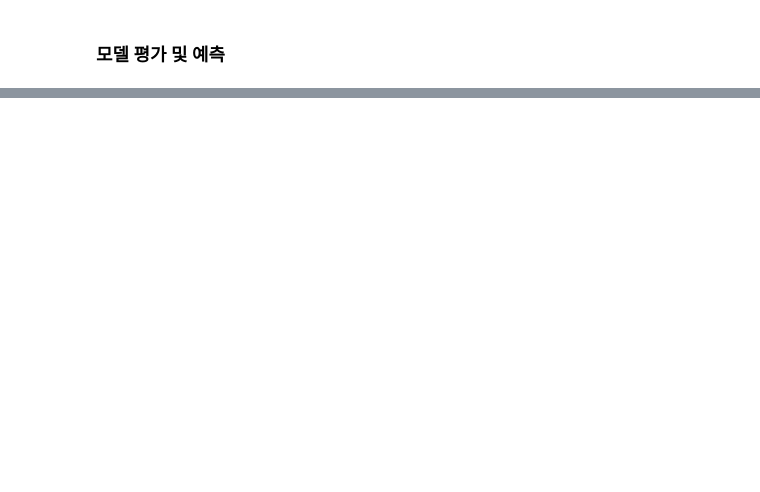
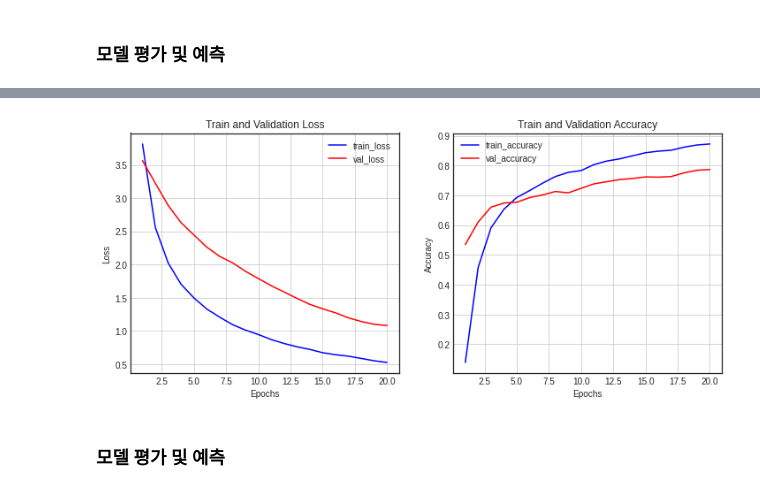
Before and after one commit to inseonseo/AIFFEL_Quest, a Jupyter notebook: Quest_0308/DL_PJT_1_Boston.ipynb, the cells around one changed output, grey strips where cells are left out. Cells and saved outputs as stored; diff of their text form; code cells hidden in the pictures; blank space fills up the shorter version.

```diff
--- a/Quest_0308/DL_PJT_1_Boston.ipynb
+++ b/Quest_0308/DL_PJT_1_Boston.ipynb
@@ -95,0 +353,15 @@ plt.show()
+# %%
+# 문제 2-4: ModelCheckpoint와 EarlyStopping 콜백 함수를 적용하여 모델 학습을 진행합니다.
+from tensorflow.keras.callbacks import EarlyStopping, ModelCheckpoint
+
+checkpoint_cb = callbacks.ModelCheckpoint('best_model.h5', save_best_only=True)
+early_stopping_cb = callbacks.EarlyStopping(patience=10, restore_best_weights=True)
+
+# 모델 학습
+history = model.fit(
+    x_train, y_train,
+    epochs=20,
+    batch_size=512,
+    validation_data=(x_val, y_val),
+    callbacks=[checkpoint_cb, early_stopping_cb]
+)
@@ -95,0 +386,38 @@ plt.show()
+# %%
+# 학습 히스토리의 `loss`, `val_loss`, `accuracy`, `val_accuracy`를 차트로 시각화합니다.
+plt.style.use('seaborn-white')
+
+history_dict = history.history
+
+loss = history_dict['loss']
+val_loss = history_dict['val_loss']
+
+epochs = range(1, len(loss) + 1)
+fig = plt.figure(figsize=(12, 5))
+
+ax1 = fig.add_subplot(1, 2, 1)
+ax1.plot(epochs, loss, 'b-', label='train_loss')
+ax1.plot(epochs, val_loss, 'r-', label='val_loss')
+ax1.set_title('Train and Validation Loss')
+ax1.set_xlabel('Epochs')
+ax1.set_ylabel('Loss')
+ax1.grid()
+ax1.legend()
+
+accuracy = history_dict['accuracy']
+val_accuracy = history_dict['val_accuracy']
+
+ax2 = fig.add_subplot(1, 2, 2)
+ax2.plot(epochs, accuracy, 'b-', label='train_accuracy')
+ax2.plot(epochs, val_accuracy, 'r-', label='val_accuracy')
+ax2.set_title('Train and Validation Accuracy')
+ax2.set_xlabel('Epochs')
+ax2.set_ylabel('Accuracy')
+ax2.grid()
+ax2.legend()
+
+plt.show()
+# %% [output]
+[figure, added]
+# %% [markdown]
+### 모델 평가 및 예측
```
Also changed, not shown: parts of 61 cells of this notebook.
